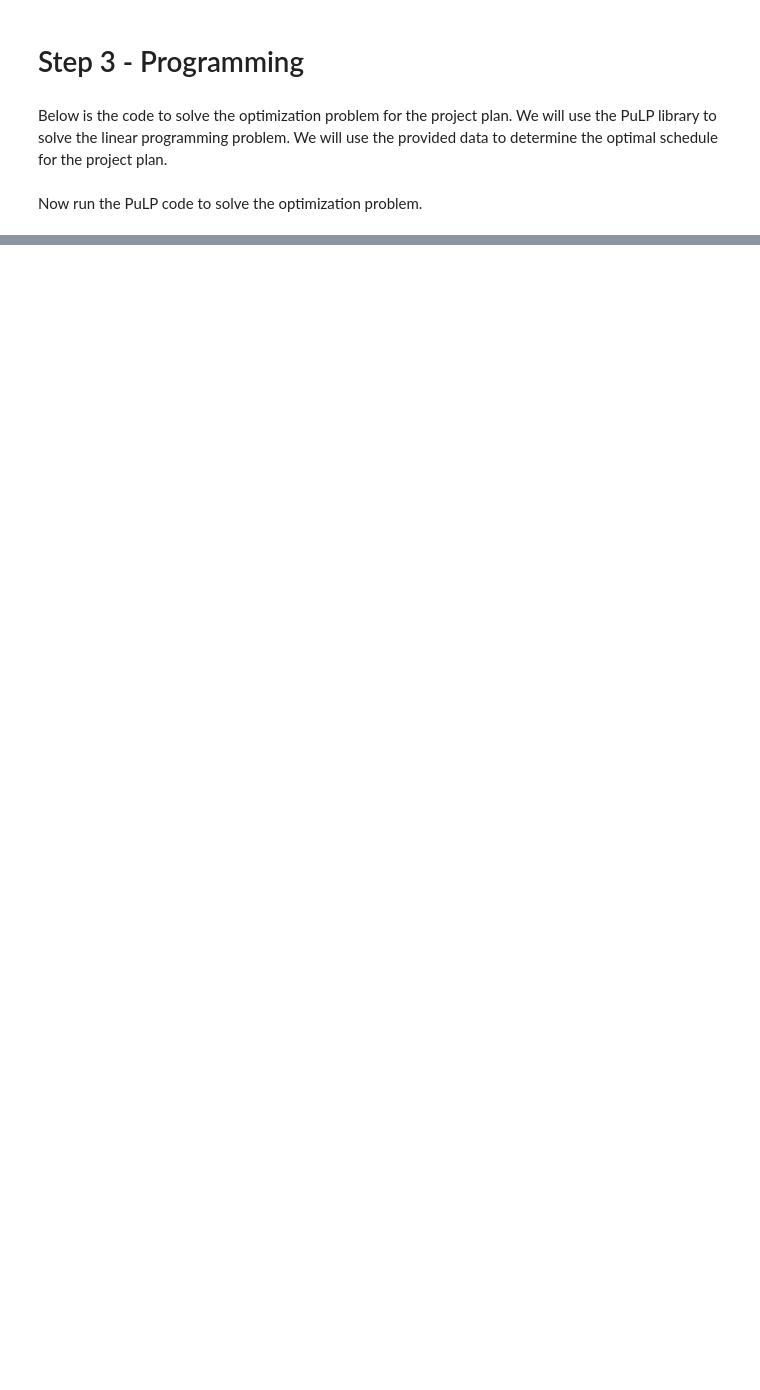
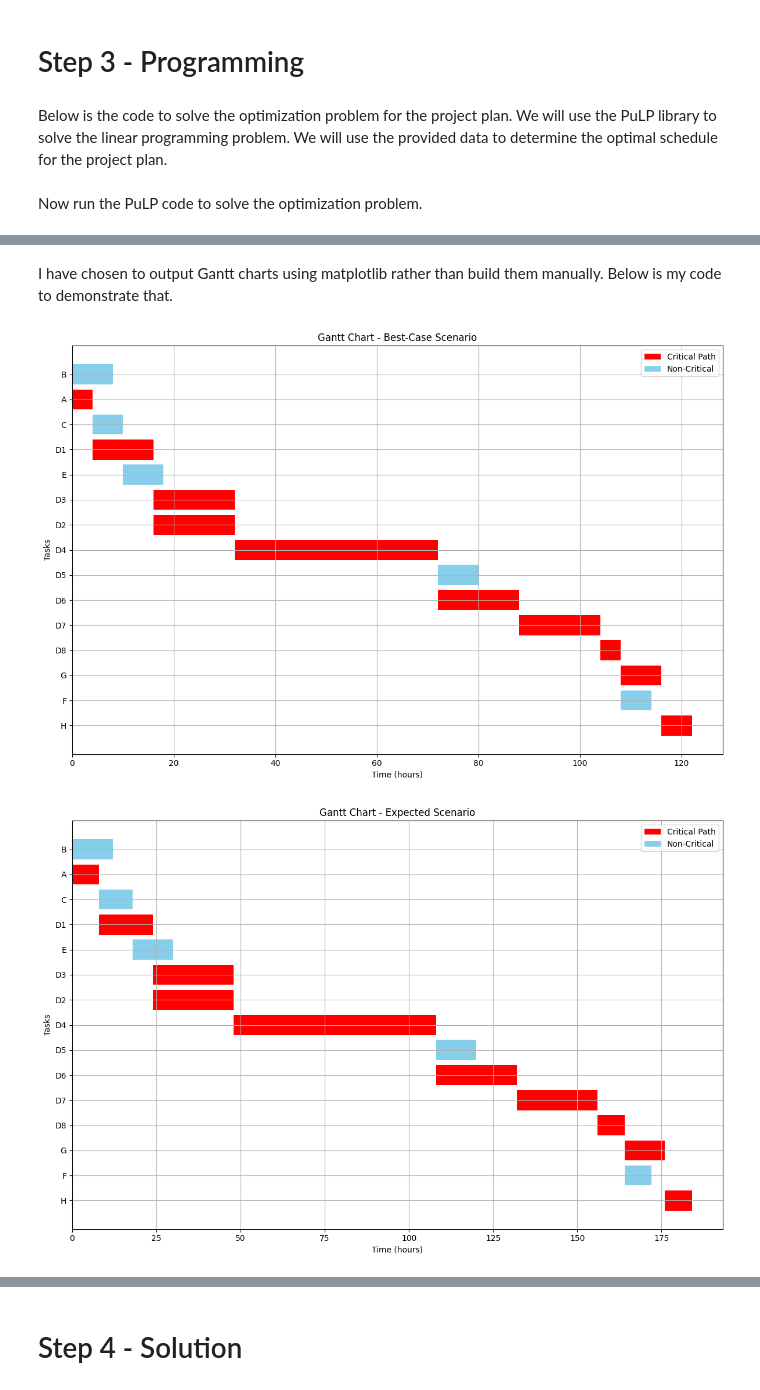
Before and after one commit to MillerMedia/Decision-Analytics---Assignment-2, a Jupyter notebook: project-plan.ipynb, the cells around one changed output, grey strips where cells are left out. Cells and saved outputs as stored; diff of their text form; code cells hidden in the pictures; blank space fills up the shorter version.

```diff
--- a/project-plan.ipynb
+++ b/project-plan.ipynb
@@ -175,2 +238,64 @@ Tasks on the critical path:
 
 ==================================================
+# %% [markdown]
+I have chosen to output Gantt charts using matplotlib rather than build them manually. Below is my code to demonstrate that.
+# %%
+import matplotlib.pyplot as plt
+import pandas as pd
+from matplotlib.patches import Patch
+
+# Generate Gantt charts for each scenario
+for scenario_name in scenarios:
+    if scenario_name in scenario_results:
+        ES = scenario_results[scenario_name]['ES']
+        slack = scenario_results[scenario_name]['slack']
+        scenario_durations = scenario_results[scenario_name]['scenario_durations']
+        T = scenario_results[scenario_name]['T']
+
+        # Prepare the data for the Gantt chart
+        task_data = []
+        for task in tasks:
+            task_dict = {
+                'Task': task,
+                'Start': ES[task],
+                'Duration': scenario_durations[task],
+                'Finish': ES[task] + scenario_durations[task],
+                'Critical': abs(slack[task]) < 1e-6  # True if task is on critical path
+            }
+            task_data.append(task_dict)
+
+        # Create a DataFrame
+        df = pd.DataFrame(task_data)
+
+        # Sort tasks for better visualization
+        df = df.sort_values(by='Start', ascending=False)
+
+        # Create the plot
+        fig, ax = plt.subplots(figsize=(12, 8))
+
+        # Assign colors based on critical path
+        colors = ['red' if critical else 'skyblue' for critical in df['Critical']]
+
+        # Plot the bars
+        ax.barh(df['Task'], df['Duration'], left=df['Start'], color=colors)
+
+        # Customize the plot
+        ax.set_xlabel('Time (hours)')
+        ax.set_ylabel('Tasks')
+        ax.set_title(f'Gantt Chart - {scenario_name} Scenario')
+        ax.grid(True)
+
+        # Create a legend
+        legend_elements = [
+            Patch(facecolor='red', label='Critical Path'),
+            Patch(facecolor='skyblue', label='Non-Critical')
+        ]
+        ax.legend(handles=legend_elements)
+
+        plt.tight_layout()
+        plt.show()
+    else:
+        print(f"No results for scenario {scenario_name}")
+# %% [output]
+[figure, added]
+[figure, added]
@@ -176,0 +303,2 @@ Tasks on the critical path:
+# %% [markdown]
+# Step 4 - Solution
```
Also changed, not shown: parts of 9 cells of this notebook, 2 other files.
